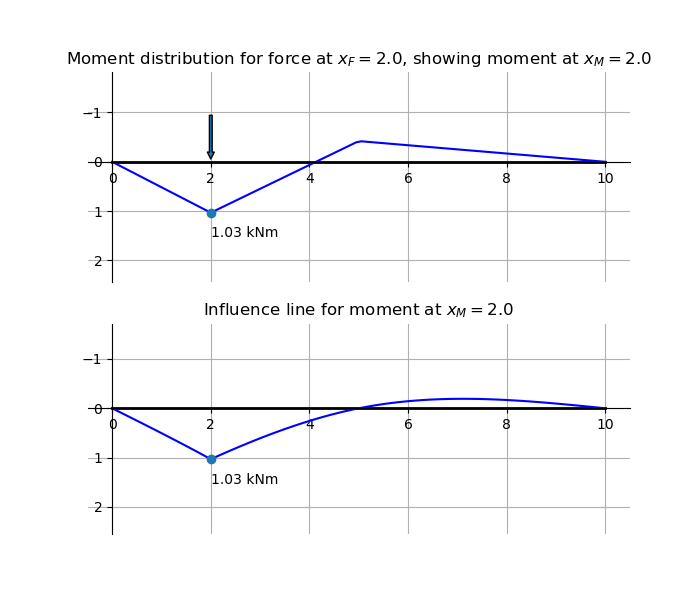
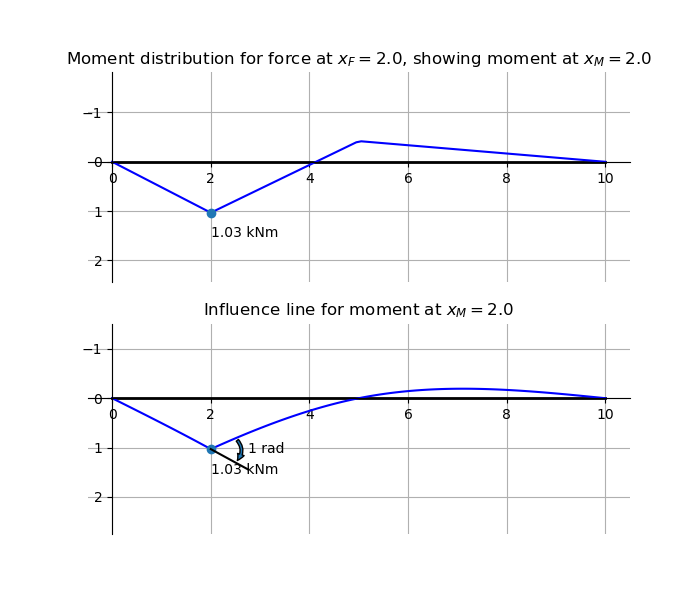
The change to this notebook cell's code, shown as a diff; its figure went from the first image to the second:
--- before
+++ after
@@ -1,3 +1,6 @@
+%matplotlib widget
+
 fig, axs = plt.subplots(2, 1, figsize=(7, 6))
+fig.canvas.toolbar_visible = False
 x = np.linspace(0,10,100)
 def func(a,b):
@@ -10,5 +13,5 @@
     axs[0].plot(a,M_numpy(5,5,b,5000,a),marker='o')
     axs[0].annotate('%.2f kNm' % M_numpy(5,5,b,5000,a),xy = [a,M_numpy(5,5,b,5000,a)+0.5])
-    axs[0].annotate(text='', xy=(b,0), xytext=(b,-1), arrowprops=dict(arrowstyle='simple'))
+    #axs[0].annotate(text='', xy=(b,0), xytext=(b,-1), arrowprops=dict(arrowstyle='simple'))
     axs[0].invert_yaxis()
     title0 = 'Moment distribution for force at $x_F = '+str(b)+'$, showing moment at $x_M = '+str(a)+'$'
@@ -20,4 +23,11 @@
     axs[1].plot(b,M_inf_numpy(5,5,a,5000,b),marker='o')
     axs[1].annotate('%.2f kNm' % M_inf_numpy(5,5,a,5000,b),xy = [b,M_inf_numpy(5,5,a,5000,b)+0.5])
+    hulp0 = M_inf_numpy(L1=5,L2=5,a=a,EI=5000,x=a)
+    hulp1 = M_inf_numpy(L1=5,L2=5,a=a,EI=5000,x=a) + (M_inf_numpy(L1=5,L2=5,a=a,EI=5000,x=a) - M_inf_numpy(L1=5,L2=5,a=a,EI=5000,x=a-0.1))/0.1*0.75
+    plt.plot([a, a + 0.75],[hulp0, hulp1],color="black")
+    hulp2 = M_inf_numpy(L1=5,L2=5,a=a,EI=5000,x=a) + (M_inf_numpy(L1=5,L2=5,a=a,EI=5000,x=a) - M_inf_numpy(L1=5,L2=5,a=a,EI=5000,x=a-0.1))/0.1*0.5
+    hulp3 = M_inf_numpy(L1=5,L2=5,a=a,EI=5000,x=a+0.5)
+    axs[1].annotate(text='', xy=(a+0.5,hulp2), xytext=(a+0.5,hulp3), arrowprops=dict(arrowstyle='simple',connectionstyle='arc3,rad=-0.5'))
+    axs[1].annotate('1 rad',xy = [a+0.75,hulp0],va='center',ha='left')
     axs[1].invert_yaxis()
     title1 = 'Influence line for moment at $x_M = '+str(a)+'$'

Commit: Update